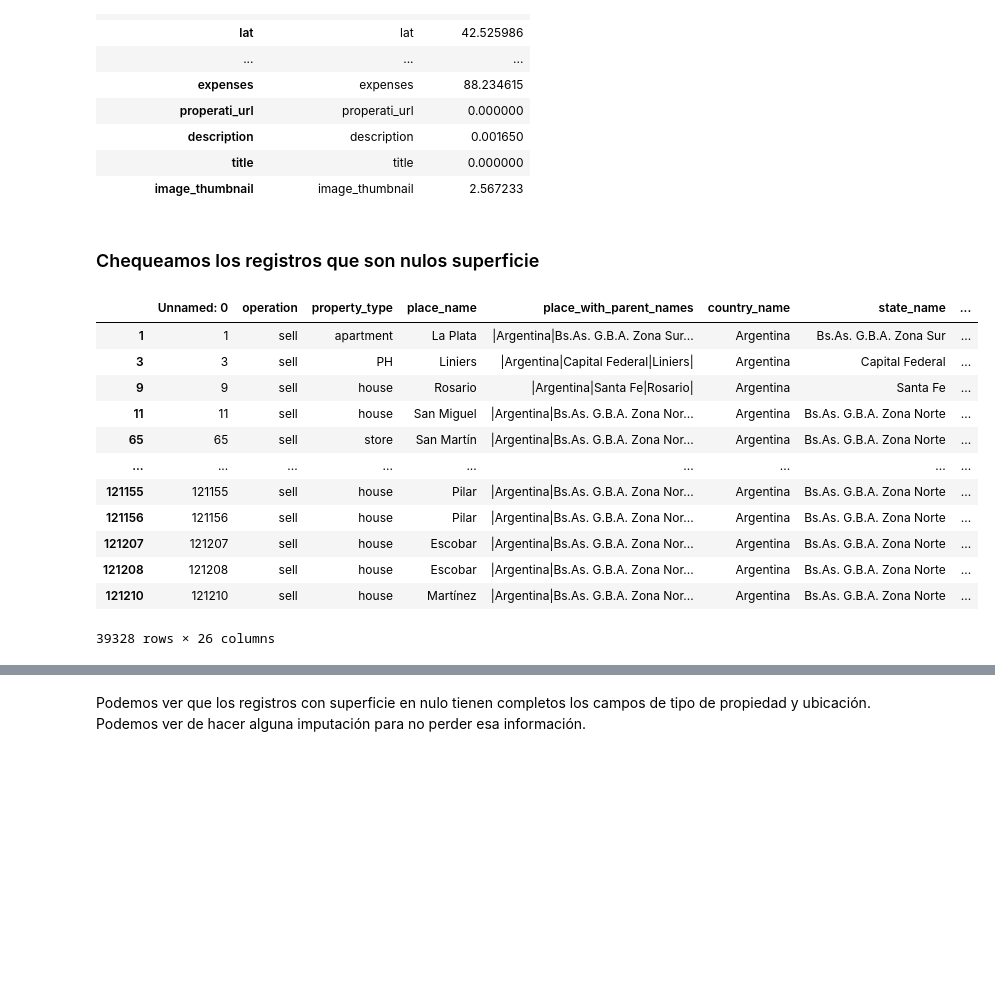
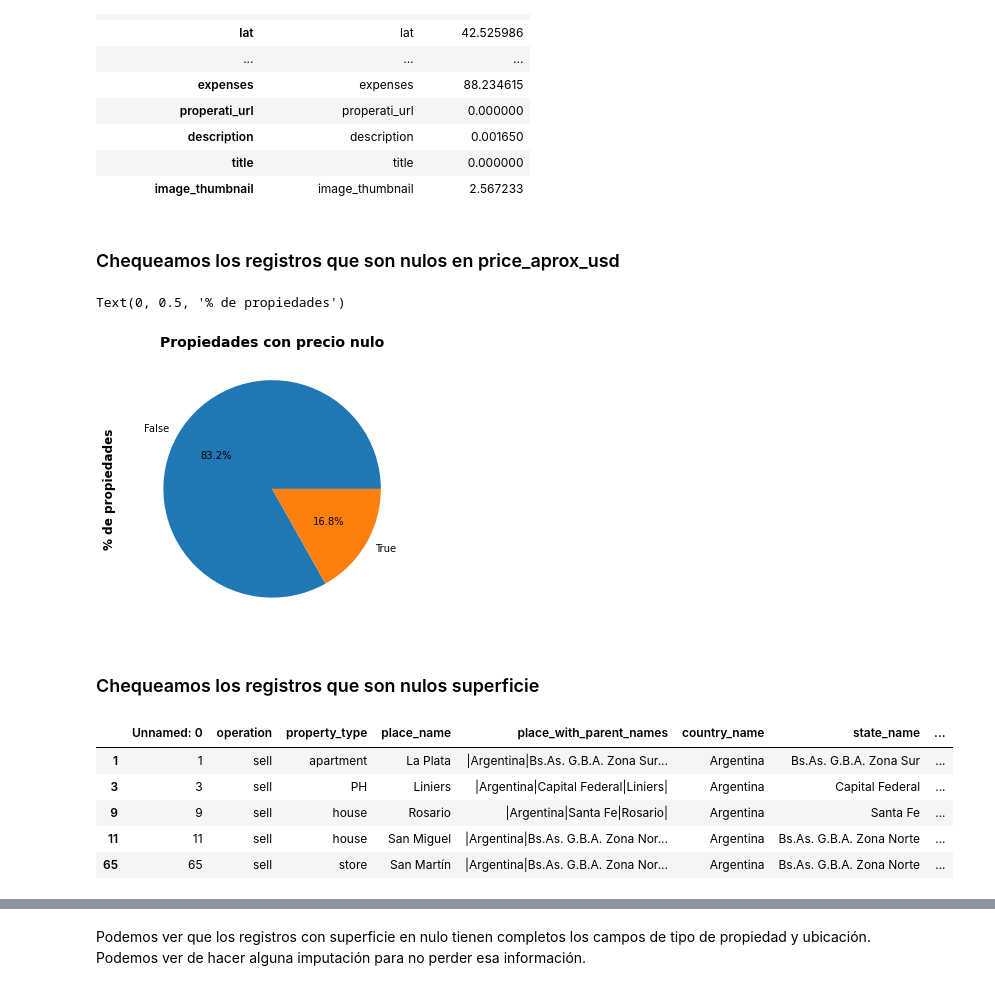
Before and after one commit to snjauregui/kaggle-courses, a Jupyter notebook: TP1_Properati.ipynb, the cells around one changed output, grey strips where cells are left out. Cells and saved outputs as stored; diff of their text form; code cells hidden in the pictures; blank space fills up the shorter version.

```diff
--- a/TP1_Properati.ipynb
+++ b/TP1_Properati.ipynb
@@ -138,22 +166,31 @@ missing_value_df
 | description | description | 0.001650 |
 | title | title | 0.000000 |
 | image_thumbnail | image_thumbnail | 2.567233 |
+# %% [markdown]
+### Chequeamos los registros que son nulos en price_aprox_usd
+# %%
+properatti_data_check_null = properatti_data
+properatti_data_check_null['flg_null_price'] = properatti_data.price_aprox_usd.isnull()
+
+
+properatti_data_check_null = properatti_data_check_null.groupby('flg_null_price')['title'].count()
+
+plt = properatti_data_check_null.plot.pie(y="flg_null_price", figsize=(14, 5), autopct='%1.1f%%')
+
+plt.set_title("Propiedades con precio nulo", weight='bold', size=14)
+plt.set_ylabel("% de propiedades", labelpad=20, weight='bold', size=12)
+# %% [output]
+Text(0, 0.5, '% de propiedades')
+[figure, added]
 # %% [markdown]
 ### Chequeamos los registros que son nulos superficie
 # %%
 properatti_data_nulls_sup = properatti_data[properatti_data.surface_total_in_m2.isnull()]
-properatti_data_nulls_sup
+properatti_data_nulls_sup.head(5)
 # %% [output]
 |  | Unnamed: 0 | operation | property_type | place_name | place_with_parent_names | country_name | state_name | ... |
 | 1 | 1 | sell | apartment | La Plata | |Argentina|Bs.As. G.B.A. Zona Sur... | Argentina | Bs.As. G.B.A. Zona Sur | ... |
 | 3 | 3 | sell | PH | Liniers | |Argentina|Capital Federal|Liniers| | Argentina | Capital Federal | ... |
 | 9 | 9 | sell | house | Rosario | |Argentina|Santa Fe|Rosario| | Argentina | Santa Fe | ... |
 | 11 | 11 | sell | house | San Miguel | |Argentina|Bs.As. G.B.A. Zona Nor... | Argentina | Bs.As. G.B.A. Zona Norte | ... |
 | 65 | 65 | sell | store | San Martín | |Argentina|Bs.As. G.B.A. Zona Nor... | Argentina | Bs.As. G.B.A. Zona Norte | ... |
-| ... | ... | ... | ... | ... | ... | ... | ... | ... |
-| 121155 | 121155 | sell | house | Pilar | |Argentina|Bs.As. G.B.A. Zona Nor... | Argentina | Bs.As. G.B.A. Zona Norte | ... |
-| 121156 | 121156 | sell | house | Pilar | |Argentina|Bs.As. G.B.A. Zona Nor... | Argentina | Bs.As. G.B.A. Zona Norte | ... |
-| 121207 | 121207 | sell | house | Escobar | |Argentina|Bs.As. G.B.A. Zona Nor... | Argentina | Bs.As. G.B.A. Zona Norte | ... |
-| 121208 | 121208 | sell | house | Escobar | |Argentina|Bs.As. G.B.A. Zona Nor... | Argentina | Bs.As. G.B.A. Zona Norte | ... |
-| 121210 | 121210 | sell | house | Martínez | |Argentina|Bs.As. G.B.A. Zona Nor... | Argentina | Bs.As. G.B.A. Zona Norte | ... |
-39328 rows × 26 columns
```
Also changed, not shown: parts of 49 cells of this notebook.
